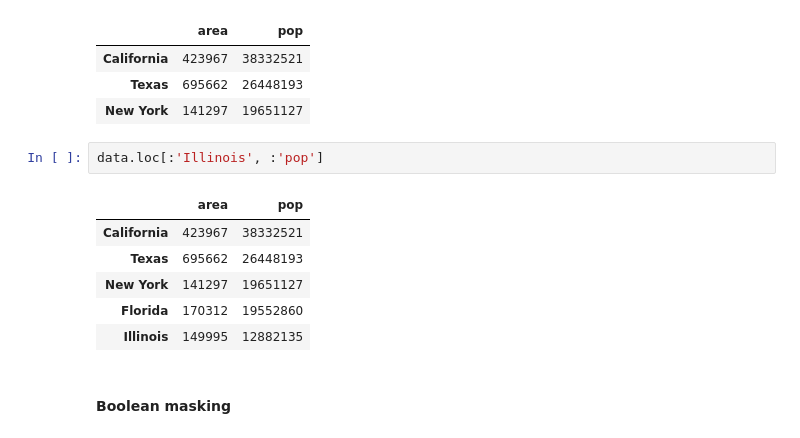
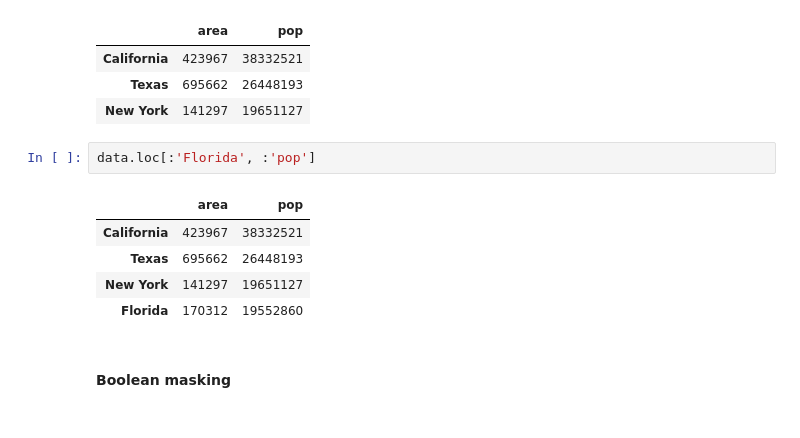
Before and after one commit to Facundo-Peloso/Practica-de-Clases, a Jupyter notebook: clase_05/dsad_2021/M1/CLASE_05_Pandas1/Notebooks/2_dataframe.ipynb, the cells around one changed output. Saved outputs shown, nothing was run; the diff lists cells and outputs as text.

```diff
--- a/clase_05/dsad_2021/M1/CLASE_05_Pandas1/Notebooks/2_dataframe.ipynb
+++ b/clase_05/dsad_2021/M1/CLASE_05_Pandas1/Notebooks/2_dataframe.ipynb
@@ -399,14 +398,13 @@ data.iloc[:3, :2]
 | Texas | 695662 | 26448193 |
 | New York | 141297 | 19651127 |
 # %%
-data.loc[:'Illinois', :'pop']
+data.loc[:'Florida', :'pop']
 # %% [output]
 |  | area | pop |
 | California | 423967 | 38332521 |
 | Texas | 695662 | 26448193 |
 | New York | 141297 | 19651127 |
 | Florida | 170312 | 19552860 |
-| Illinois | 149995 | 12882135 |
 # %% [markdown]
 ####  Boolean masking
 # %%
```
Also changed, not shown: parts of 7 cells of this notebook, 2 other files.
